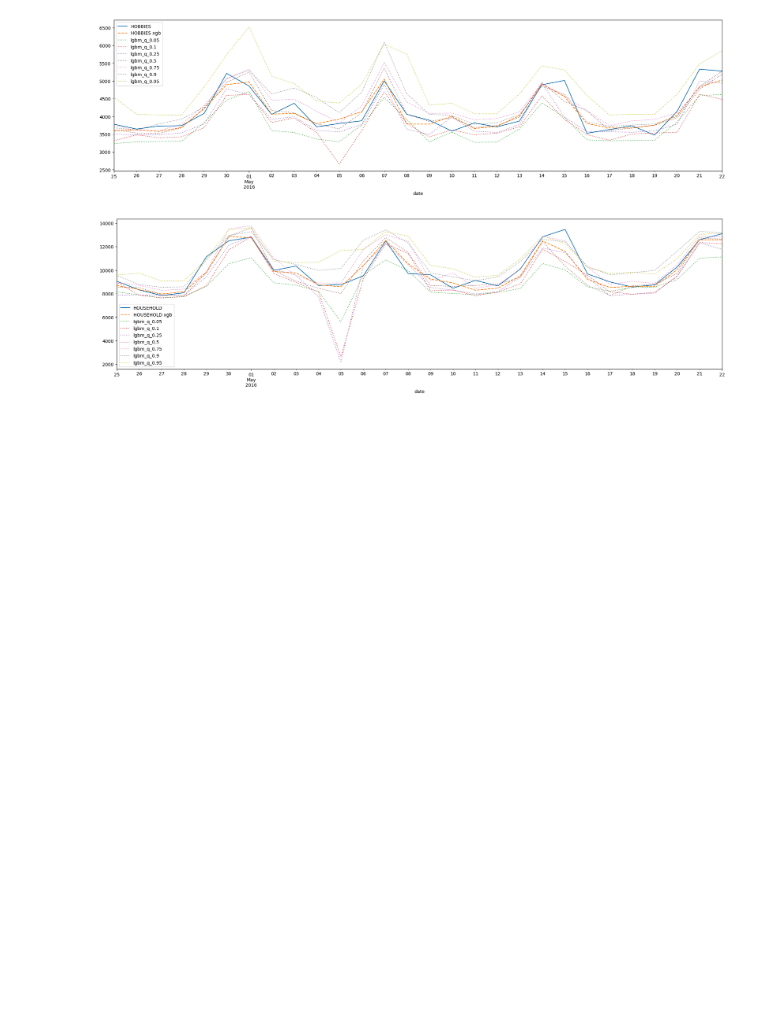
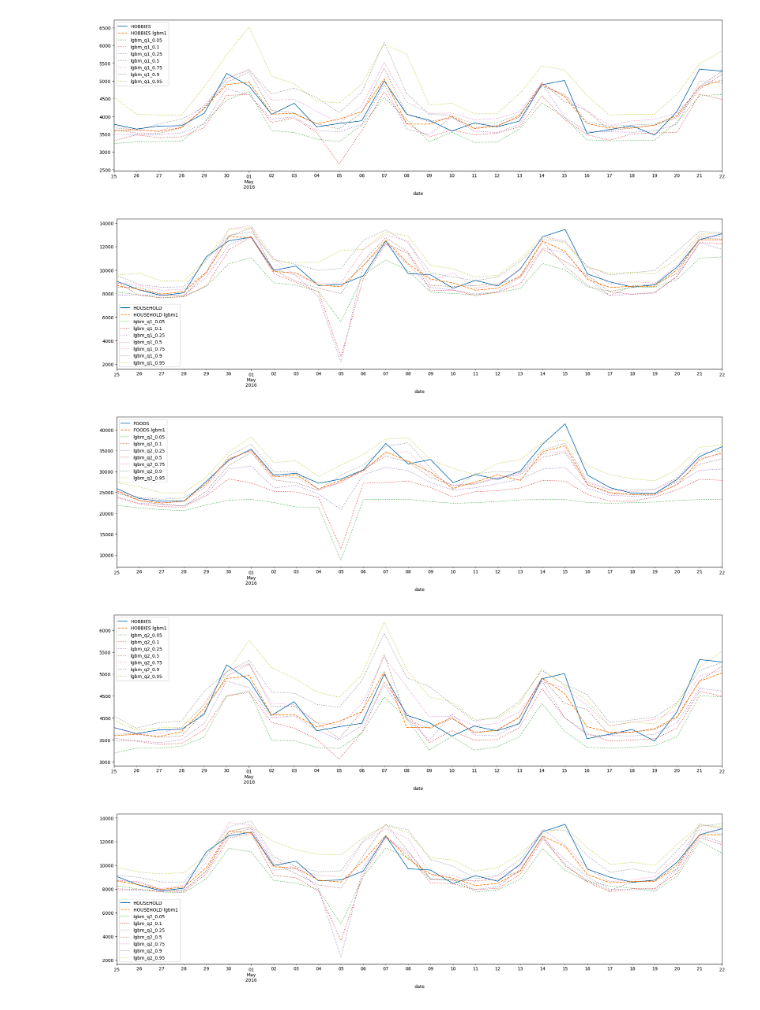
Before and after one commit to ignacio-marin/time-series-ml, a Jupyter notebook: nbs/walmart/cat_id_draft.ipynb, the cells around one changed output. Drawn from its saved outputs; the diff is of its cells as text; code cells hidden in the pictures; blank space fills up the shorter version.

```diff
--- a/nbs/walmart/cat_id_draft.ipynb
+++ b/nbs/walmart/cat_id_draft.ipynb
@@ -164,11 +234,9 @@ plt.show()
 # %%
-
-
 for (name, group) in y_test.groupby('cat_id'):
     fig, ax= plt.subplots(figsize=(24,6))
     group.plot(y='y_0', ax=ax, linestyle= 'solid', label=name)
-    group.plot(y='lgbm_y_0', ax=ax, linestyle= 'dashed', label=f'{name} xgb')
-    for col in [c for c in y_test.columns if 'q_' in c]:
+    group.plot(y='lgbm_1', ax=ax, linestyle= 'dashed', label=f'{name} lgbm1')
+    for col in [c for c in y_test.columns if 'q1' in c]:
         group.plot(y=col, ax=ax, linestyle= 'dotted', label=f'{col}', alpha=0.8)
 
 plt.show()
@@ -176,3 +244,16 @@ plt.show()
 [figure]
 [figure]
 [figure]
+# %%
+for (name, group) in y_test.groupby('cat_id'):
+    fig, ax= plt.subplots(figsize=(24,6))
+    group.plot(y='y_0', ax=ax, linestyle= 'solid', label=name)
+    group.plot(y='lgbm_1', ax=ax, linestyle= 'dashed', label=f'{name} lgbm1')
+    for col in [c for c in y_test.columns if 'q2' in c]:
+        group.plot(y=col, ax=ax, linestyle= 'dotted', label=f'{col}', alpha=0.8)
+
+plt.show()
+# %% [output]
+[figure, added]
+[figure, added]
+[figure, added]
```
Also changed, not shown: parts of 10 cells of this notebook.
